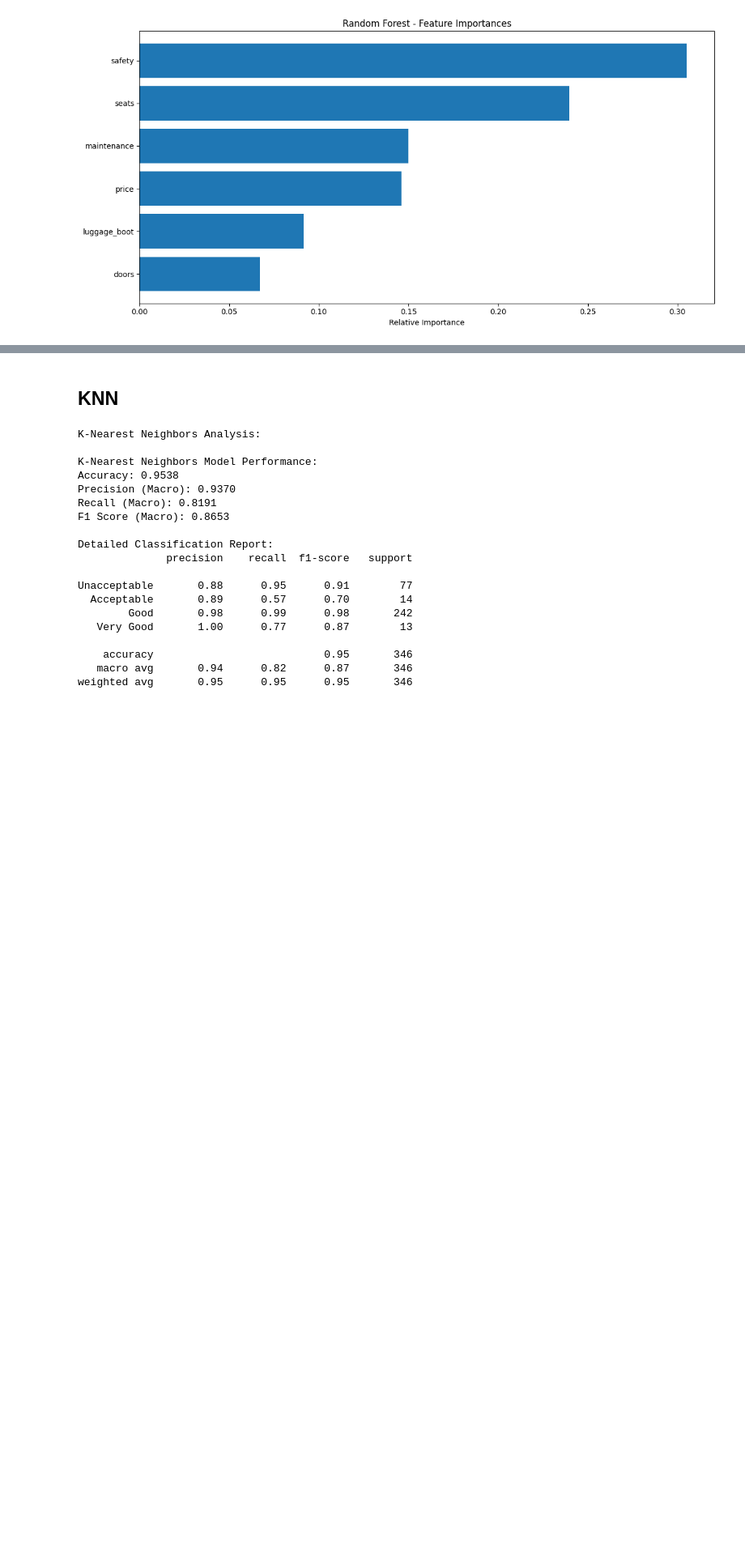
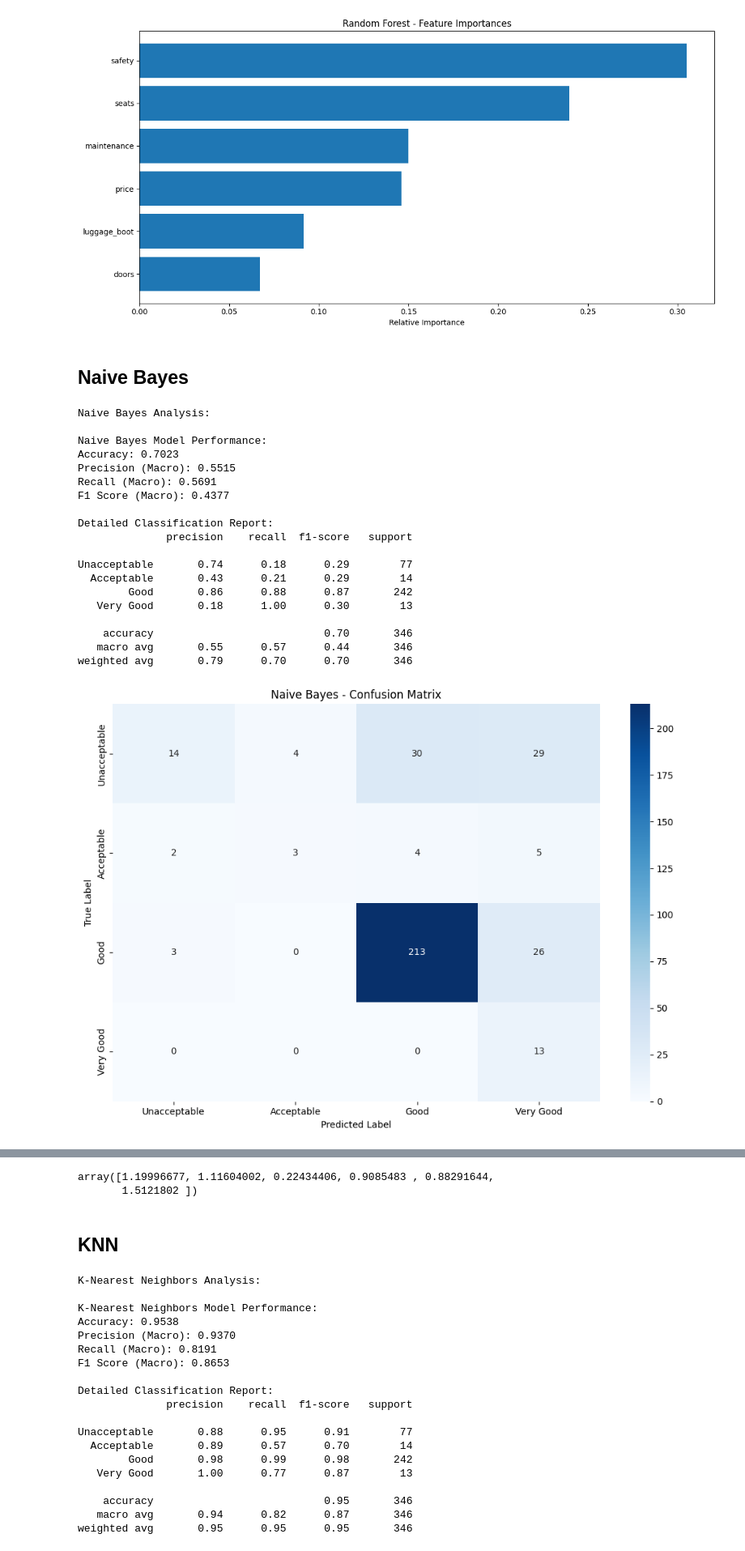
Before and after one commit to jovanovic-djo/car-value-score-prediction, a Jupyter notebook: notebooks/model_training.ipynb, the cells around one changed output, grey strips where cells are left out. Shown at 81% size. Cells and saved outputs as stored; diff of their text form; code cells hidden in the pictures; blank space fills up the shorter version.

```diff
--- a/notebooks/model_training.ipynb
+++ b/notebooks/model_training.ipynb
@@ -257,3 +259,5 @@ Unacceptable       0.96      1.00      0.98        77
 weighted avg       0.99      0.99      0.99       346
 [figure]
 [figure]
+# %% [markdown]
+## Naive Bayes
@@ -259,0 +300,38 @@ weighted avg       0.99      0.99      0.99       346
+# %%
+# Train Naive Bayes Model
+nb_model = GaussianNB()
+nb_model.fit(X_train_scaled, y_train)
+
+# Evaluate Naive Bayes
+print("Naive Bayes Analysis:")
+nb_metrics = evaluate_model(nb_model, X_test_scaled, y_test, 'Naive Bayes')
+
+# Plot Naive Bayes Feature Importance
+plot_naive_bayes_feature_importance(
+    nb_model,
+    X_train_scaled,
+    y_train,
+    feature_names,
+    'Naive Bayes'
+)
+# %% [output]
+Naive Bayes Analysis:
+
+Naive Bayes Model Performance:
+Accuracy: 0.7023
+Precision (Macro): 0.5515
+Recall (Macro): 0.5691
+F1 Score (Macro): 0.4377
+
+Detailed Classification Report:
+              precision    recall  f1-score   support
+
+Unacceptable       0.74      0.18      0.29        77
+  Acceptable       0.43      0.21      0.29        14
+        Good       0.86      0.88      0.87       242
+   Very Good       0.18      1.00      0.30        13
+
+    accuracy                           0.70       346
+   macro avg       0.55      0.57      0.44       346
+weighted avg       0.79      0.70      0.70       346
+[figure, added]
@@ -260,2 +339,4 @@ weighted avg       0.99      0.99      0.99       346
+array([1.19996677, 1.11604002, 0.22434406, 0.9085483 , 0.88291644,
+       1.5121802 ])
 # %% [markdown]
 ## KNN
```
Also changed, not shown: parts of 11 cells of this notebook, 2 other files.
